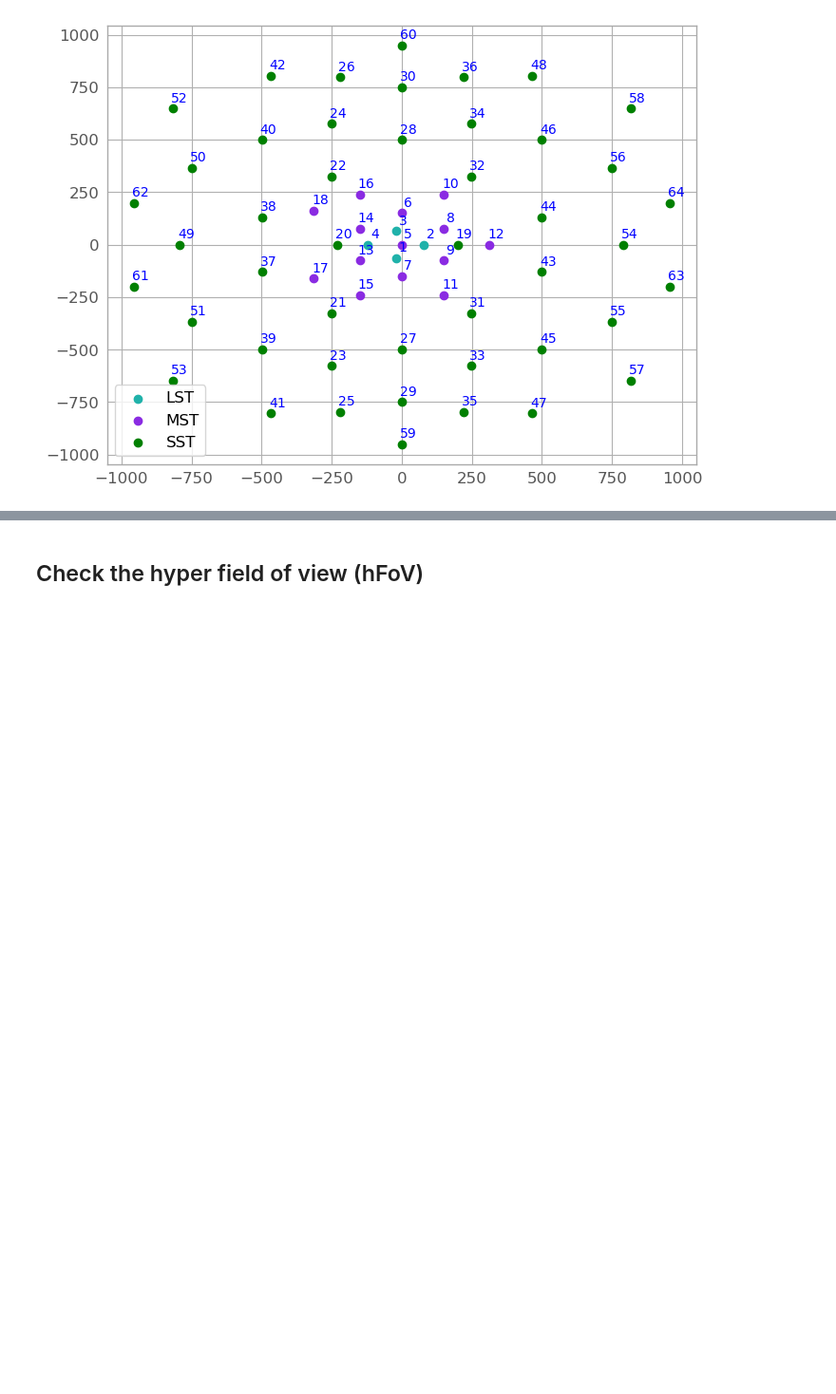
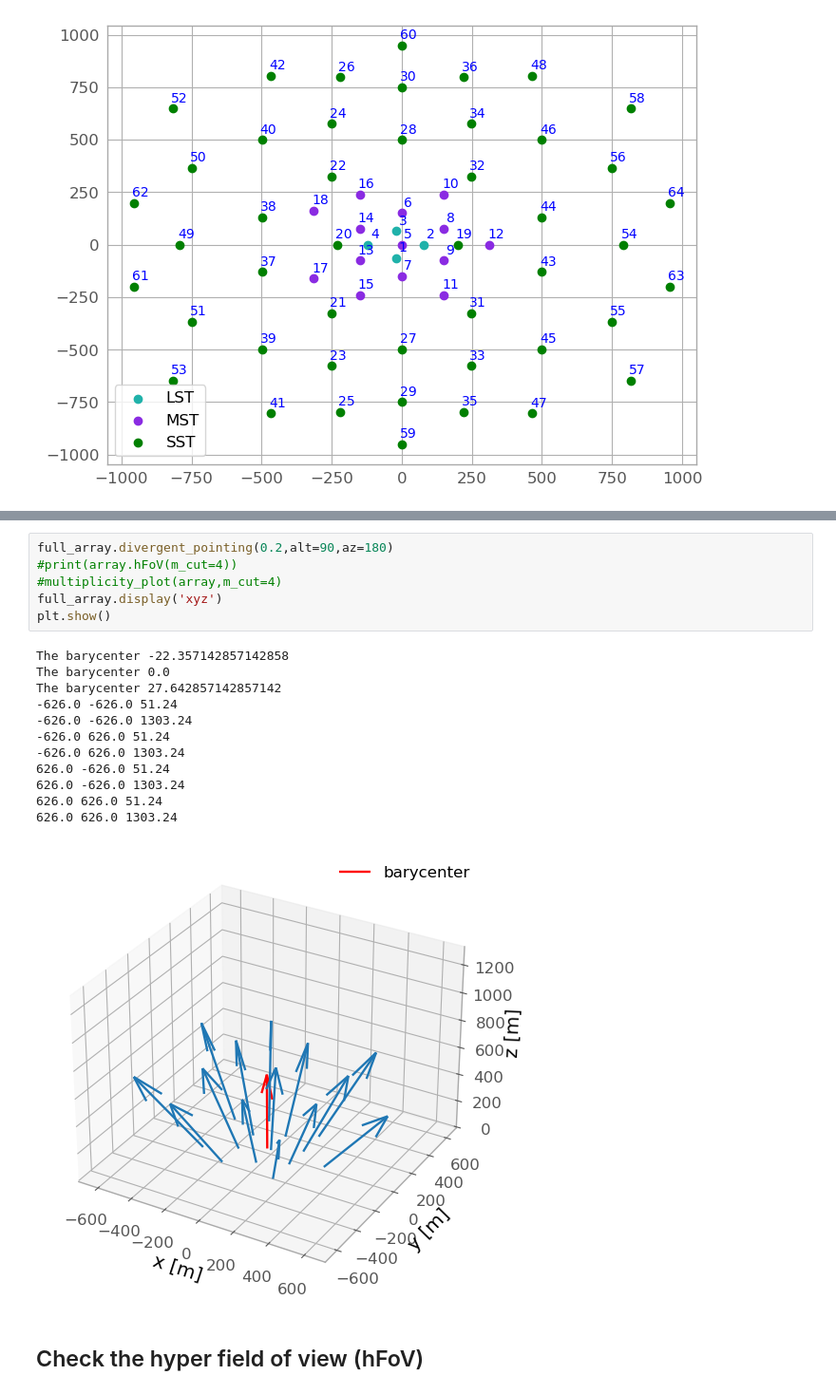
Before and after one commit to SamantaMorales/divtel, a Jupyter notebook: MST/MST_notebook_best_configurations_1_altitude_configuration.ipynb, the cells around one changed output, grey strips where cells are left out. Shown at 95% size. Saved outputs shown, nothing was run; the diff lists cells and outputs as text; blank space fills up the shorter version.

```diff
--- a/MST/MST_notebook_best_configurations_1_altitude_configuration.ipynb
+++ b/MST/MST_notebook_best_configurations_1_altitude_configuration.ipynb
@@ -151,3 +186,22 @@ plt.show()
+# %%
+full_array.divergent_pointing(0.2,alt=90,az=180)
+#print(array.hFoV(m_cut=4))
+#multiplicity_plot(array,m_cut=4)
+full_array.display('xyz')
+plt.show()
+# %% [output]
+The barycenter -22.357142857142858
+The barycenter 0.0
+The barycenter 27.642857142857142
+-626.0 -626.0 51.24
+-626.0 -626.0 1303.24
+-626.0 626.0 51.24
+-626.0 626.0 1303.24
+626.0 -626.0 51.24
+626.0 -626.0 1303.24
+626.0 626.0 51.24
+626.0 626.0 1303.24
+[figure, added]
 # %% [markdown]
 ## Check the hyper field of view (hFoV)
 # %% [markdown]
```
Also changed, not shown: parts of 37 cells of this notebook, 40 other files.
